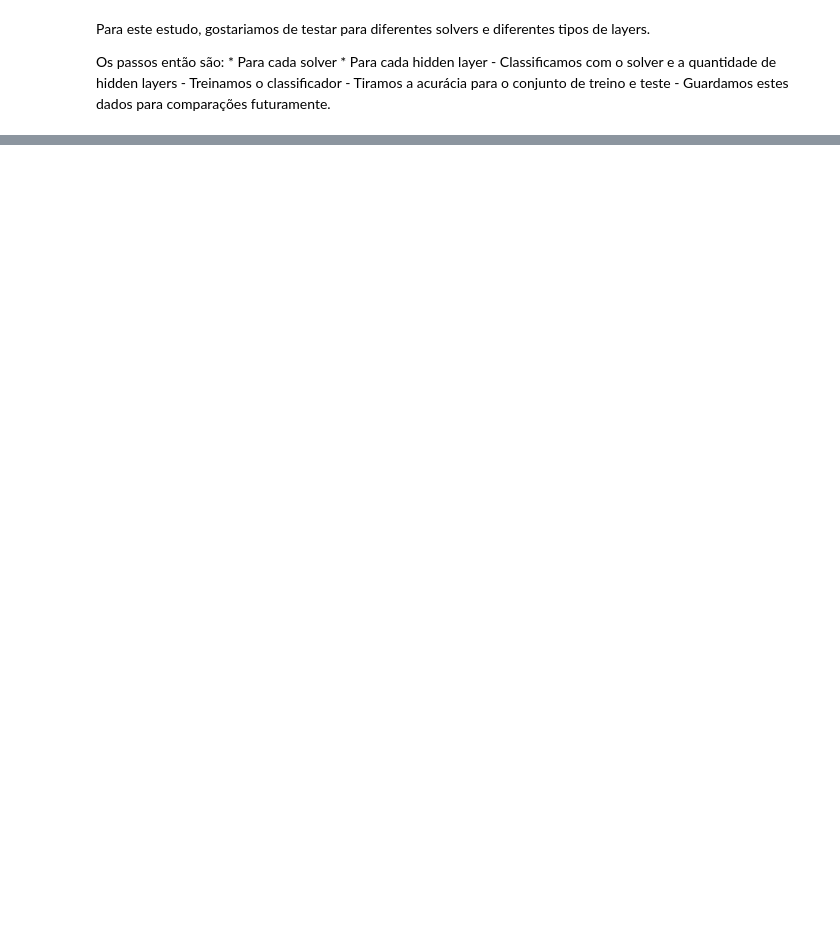
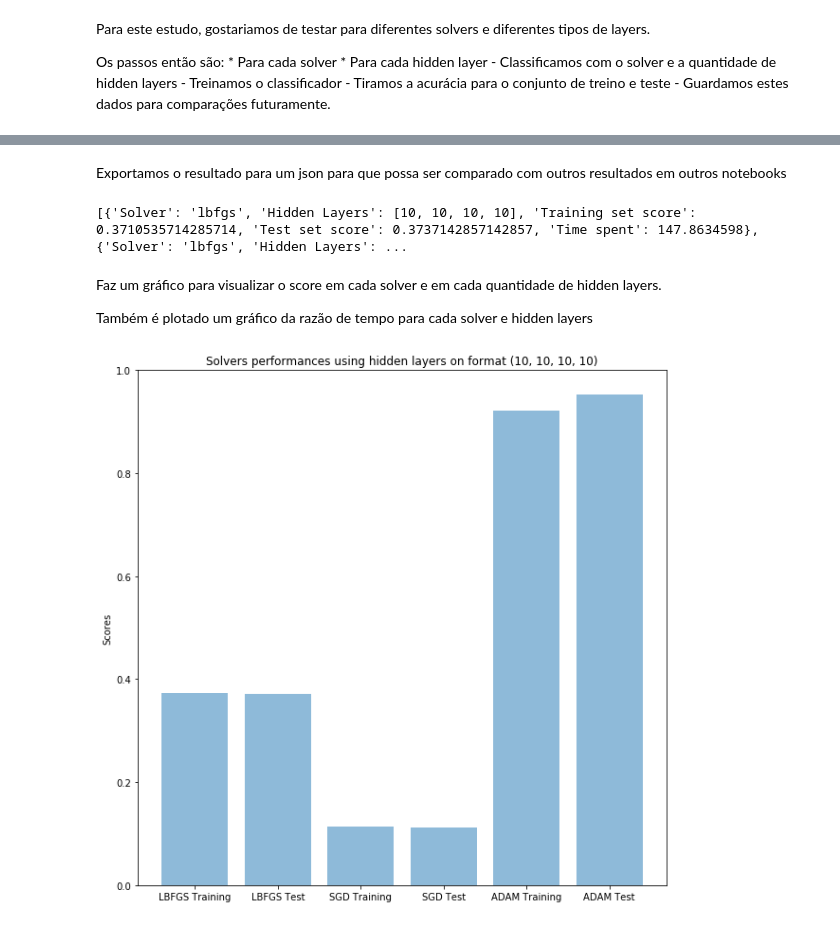
Before and after one commit to LimaEduardo/mnist-mlp, a Jupyter notebook: mnist-mlp.ipynb, the cells around one changed output, grey strips where cells are left out. Drawn from its saved outputs; the diff is of its cells as text; code cells hidden in the pictures; blank space fills up the shorter version.

Commit message:
Adiciona gráficos

```diff
--- a/mnist-mlp.ipynb
+++ b/mnist-mlp.ipynb
@@ -22,6 +22,8 @@ from sklearn.model_selection import train_test_split
 from sklearn.datasets.base import get_data_home
 from sklearn.metrics import classification_report,confusion_matrix
 import matplotlib.pyplot as plt
+
+plt.rcParams['figure.figsize'] = (10, 10)
 # %% [markdown]
 Definindo tamanho (em porcentagem) do Dataset
 # %%
@@ -207,6 +110,22 @@ Fitting model ended
+# %% [markdown]
+Exportamos o resultado para um json para que possa ser comparado com outros resultados em outros notebooks
 # %%
 import json
 
-file = open("results.json","w")
-file.write(json.dumps(datadumps))
-file.close()
+#file = open("results.json","w")
+#file.write(json.dumps(datadumps))
+#file.close()
+
+json_data = ""
+
+with open("./results.json", encoding='utf-8-sig') as json_file:
+    text = json_file.read()
+    json_data = json.loads(text)
+
+print(json_data)
+# %% [output]
+[{'Solver': 'lbfgs', 'Hidden Layers': [10, 10, 10, 10], 'Training set score': 0.3710535714285714, 'Test set score': 0.3737142857142857, 'Time spent': 147.8634598}, {'Solver': 'lbfgs', 'Hidden Layers': ...
+# %% [markdown]
+Faz um gráfico para visualizar o score em cada solver e em cada quantidade de hidden layers.
+
+Também é plotado um gráfico da razão de tempo para cada solver e hidden layers
@@ -212,0 +171,22 @@ file.close()
+# %%
+objects = ("LBFGS Training", "LBFGS Test" , "SGD Training", "SGD Test", "ADAM Training", "ADAM Test")
+
+scores = []
+
+scores.append(lbfgs_test_scores[0])
+scores.append(lbfgs_training_scores[0])
+scores.append(sgd_test_scores[0])
+scores.append(sgd_training_scores[0])
+scores.append(adam_test_scores[0])
+scores.append(adam_training_scores[0])
+
+y_pos = np.arange(len(objects))
+
+plt.bar(y_pos, scores, align='center', alpha=0.5)
+plt.xticks(y_pos, objects)
+plt.ylabel('Scores')
+plt.title(f"Solvers performances using hidden layers on format {hidden_layers[0]}")
+
+plt.show()
+# %% [output]
+[figure, added]
```
Also changed, not shown: parts of 13 cells of this notebook.
